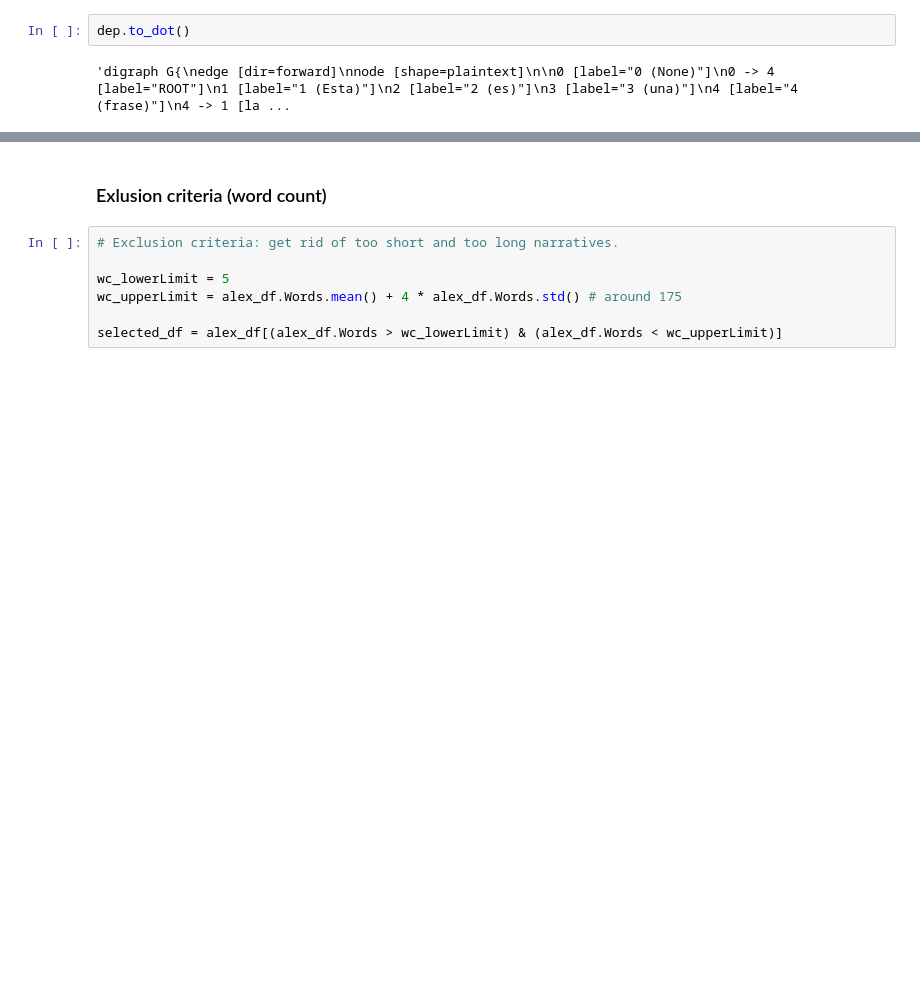
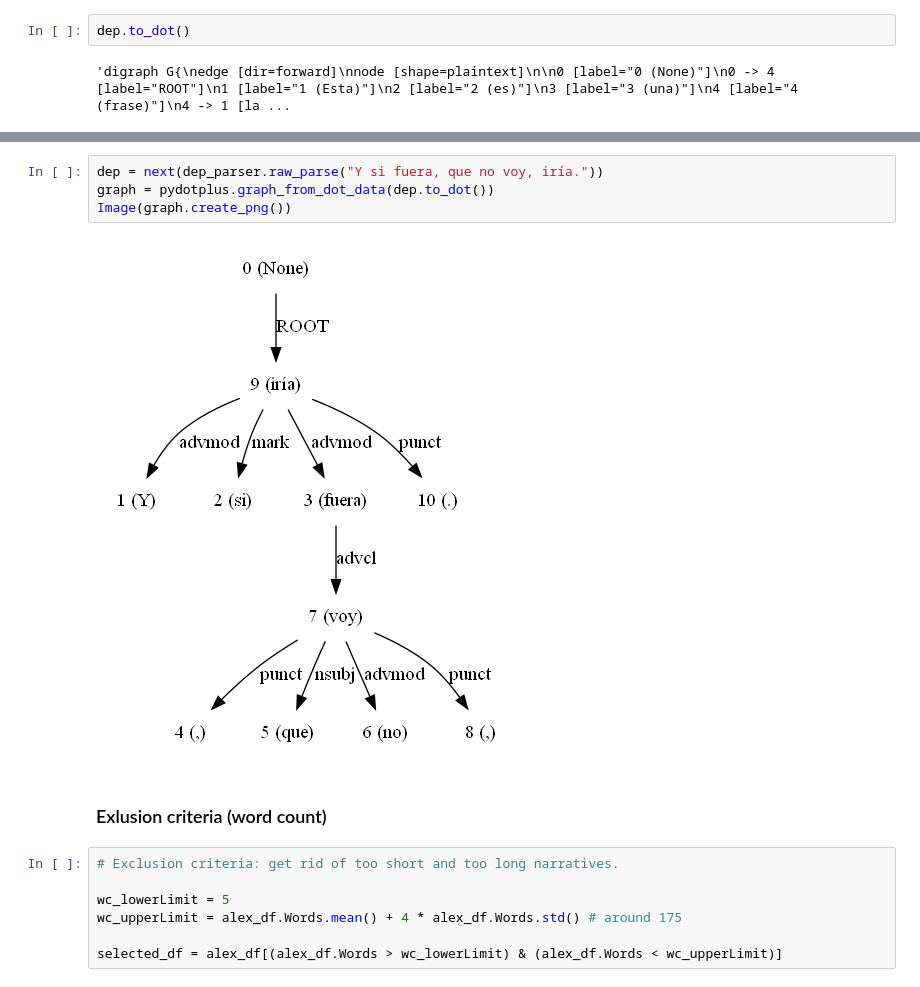
Before and after one commit to raul-arrabales/alexithymic-lang, a Jupyter notebook: nlp/Preprocessing.ipynb, the cells around one changed output, grey strips where cells are left out. Drawn from its saved outputs; the diff is of its cells as text; blank space fills up the shorter version.

```diff
--- a/nlp/Preprocessing.ipynb
+++ b/nlp/Preprocessing.ipynb
@@ -465,3 +468,9 @@ FileNotFoundError: [WinError 2] "dot" not found in path.
+# %%
+dep = next(dep_parser.raw_parse("Y si fuera, que no voy, iría."))
+graph = pydotplus.graph_from_dot_data(dep.to_dot())
+Image(graph.create_png())
+# %% [output]
+[figure, added]
 # %% [markdown]
 ### Exlusion criteria (word count)
 # %%
```
Also changed, not shown: parts of 8 cells of this notebook.
